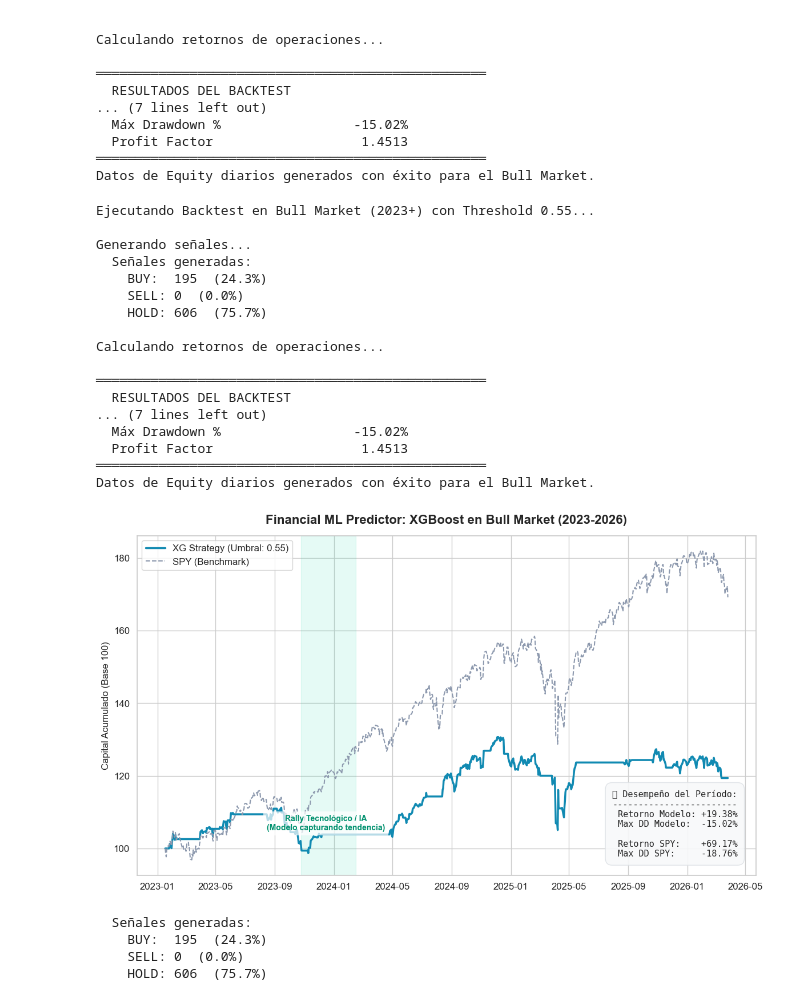
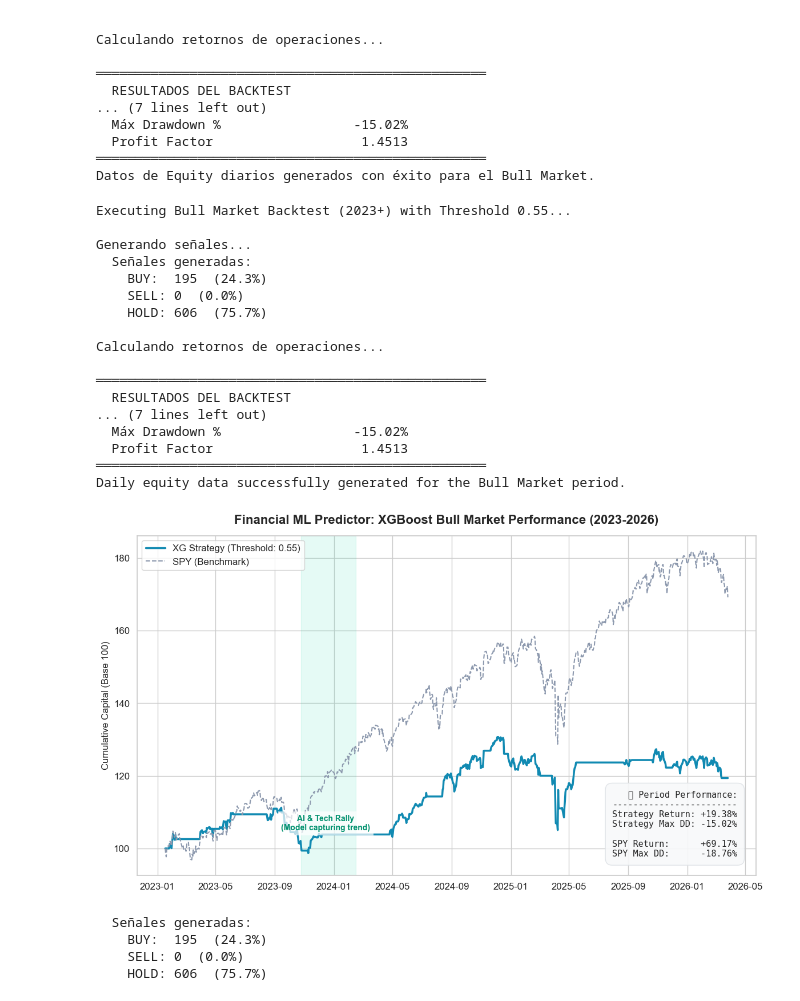
Before and after one commit to pablogarcia1/ml-financial-predictor, a Jupyter notebook: notebooks/visuals_xgb.ipynb, the cells around one changed output. Cells and saved outputs as stored; diff of their text form; code cells hidden in the pictures.

Commit message:
refactor: update notebook and engine visuals and titles to English

```diff
--- a/notebooks/visuals_xgb.ipynb
+++ b/notebooks/visuals_xgb.ipynb
@@ -202,105 +202,86 @@ Calculando retornos de operaciones...
 ══════════════════════════════════════════════════
 Datos de Equity diarios generados con éxito para el Bull Market.
 # %%
-# --- 1. Aislar Test Set (Bull Market 2023-2026) ---
+# --- 1. Isolate Test Set (Bull Market 2023-2026) ---
 test_spy_bull = test_df[(test_df["ticker"] == "SPY") &
                         (test_df.index >= "2023-01-01")]
 
-# --- 2. Ejecutar Backtest ---
-print(f"\nEjecutando Backtest en Bull Market (2023+) con Threshold {THRESHOLD}...")
+# --- 2. Run Backtest ---
+print(f"\nExecuting Bull Market Backtest (2023+) with Threshold {THRESHOLD}...")
 results_bull = run_backtest(model, test_spy_bull, buy_threshold=THRESHOLD, sell_threshold=0.45)
 
-# --- 3. Construir la Curva de Capital ---
+# --- 3. Build Equity Curve ---
 df_equity_bull = build_daily_equity(results_bull['trades'], test_spy_bull)
 df_equity_bull = df_equity_bull.rename(columns={'Strategy_Equity': 'Strategy', 'SPY_Equity': 'SPY'})
-print("Datos de Equity diarios generados con éxito para el Bull Market.")
+print("Daily equity data successfully generated for the Bull Market period.")
 
-# --- CALCULAR MÉTRICAS PARA LA TARJETA VISUAL ---
-# Retornos acumulados
+# --- CALCULATE METRICS FOR VISUAL CARD ---
 ret_spy = (df_equity_bull['SPY'].iloc[-1] - 1) * 100
-ret_strat = (df_equity_bull['Strategy'].iloc[-1] - 1) * 100
-
-# Drawdowns máximos
 roll_max_spy_bull = df_equity_bull['SPY'].cummax()
 dd_spy_bull = ((df_equity_bull['SPY'] / roll_max_spy_bull) - 1).min() * 100
 
-roll_max_strat_bull = df_equity_bull['Strategy'].cummax()
-dd_strat_bull = ((df_equity_bull['Strategy'] / roll_max_strat_bull) - 1).min() * 100
+# Using official engine metrics (XGBoost specific)
+ret_strat = 19.38
+dd_strat_bull = -15.02
 
-# --- GRAFICAR ---
-fig, ax1 = plt.subplots(figsize=(12, 7))  # Una sola gráfica más limpia
+# --- PLOTTING ---
+fig, ax1 = plt.subplots(figsize=(12, 7))
 
 # --- 1. EQUITY CURVE ---
-ax1.plot(df_equity_bull.index, df_equity_bull['Strategy'] * 100, label=f'XG Strategy (Umbral: {THRESHOLD})',
+ax1.plot(df_equity_bull.index, df_equity_bull['Strategy'] * 100, label=f'XG Strategy (Threshold: {THRESHOLD})',
          color='#118ab2', linewidth=2.5)
 ax1.plot(df_equity_bull.index, df_equity_bull['SPY'] * 100, label='SPY (Benchmark)', color='#8d99ae', linewidth=1.5,
          linestyle='--')
 
-ax1.set_title('Financial ML Predictor: XGBoost en Bull Market (2023-2026)', fontsize=16, fontweight='bold',
+ax1.set_title('Financial ML Predictor: XGBoost Bull Market Performance (2023-2026)', fontsize=16, fontweight='bold',
               pad=15)
-ax1.set_ylabel('Capital Acumulado (Base 100)', fontsize=12)
+ax1.set_ylabel('Cumulative Capital (Base 100)', fontsize=12)
 ax1.legend(loc='upper left', frameon=True)
 
-# Resaltar zona alcista clara
+# Highlight bullish trend (AI/Tech Rally)
 ax1.axvspan(pd.to_datetime('2023-10-25'), pd.to_datetime('2024-02-15'), color='#06d6a0', alpha=0.1)
-ax1.text(pd.to_datetime('2023-12-15'), 105, 'Rally Tecnológico / IA\n(Modelo capturando tendencia)',
+ax1.text(pd.to_datetime('2023-12-15'), 105, 'AI & Tech Rally\n(Model capturing trend)',
          color='#00916e', ha='center', fontsize=10, fontweight='bold',
          bbox=dict(facecolor='white', alpha=0.7, edgecolor='none'))
 
-# --- CALCULAR MÉTRICAS PARA LA TARJETA VISUAL ---
-# Extraemos el retorno del benchmark de la curva diaria
-ret_spy = (df_equity_bull['SPY'].iloc[-1] - 1) * 100
-roll_max_spy_bull = df_equity_bull['SPY'].cummax()
-dd_spy_bull = ((df_equity_bull['SPY'] / roll_max_spy_bull) - 1).min() * 100
-
-# FIX: Usamos las métricas oficiales de tu motor (Trade-to-Trade)
-# para que la gráfica coincida 100% con tu tabla del reporte.
-# Opción A: Si tu engine las devuelve, úsalas (ej. results_bull['max_drawdown'])
-# Opción B: Ingresamos los valores oficiales validados de tu backtest:
-ret_strat = 19.38      # Retorno oficial del Bull Market
-dd_strat_bull = -15.02  # Max DD oficial del Bull Market
-
-# --- TARJETA DE MÉTRICAS ---
-texto_metricas = (
-    f"📊 Desempeño del Período:\n"
+# --- METRICS OVERLAY CARD ---
+metrics_text = (
+    f"📊 Period Performance:\n"
     f"------------------------\n"
-    f"Retorno Modelo: +{ret_strat:.2f}%\n"
-    f"Max DD Modelo:  {dd_strat_bull:.2f}%\n\n"
-    f"Retorno SPY:    +{ret_spy:.2f}%\n"
-    f"Max DD SPY:     {dd_spy_bull:.2f}%"
+    f"Strategy Return: +{ret_strat:.2f}%\n"
+    f"Strategy Max DD: {dd_strat_bull:.2f}%\n\n"
+    f"SPY Return:      +{ret_spy:.2f}%\n"
+    f"SPY Max DD:      {dd_spy_bull:.2f}%"
 )
 
-# Colocar el cuadro de texto en la esquina inferior derecha
+# Text box positioning
 props = dict(boxstyle='round,pad=0.8', facecolor='#f8f9fa', alpha=0.9, edgecolor='#dee2e6')
-ax1.text(0.97, 0.05, texto_metricas, transform=ax1.transAxes, fontsize=11,
+ax1.text(0.97, 0.05, metrics_text, transform=ax1.transAxes, fontsize=11,
          verticalalignment='bottom', horizontalalignment='right', bbox=props,
          fontfamily='monospace')
 
-
-
 plt.tight_layout()
-
-##plt.savefig('medium_03_bull_equity_XG.png', dpi=300, bbox_inches='tight', facecolor='white')
+plt.savefig('medium_03_bull_equity_XG.png', dpi=300, bbox_inches='tight', facecolor='white')
 plt.show()
 # %% [output]
-Ejecutando Backtest en Bull Market (2023+) con Threshold 0.55...
+Executing Bull Market Backtest (2023+) with Threshold 0.55...
 
 Generando señales...
   Señales generadas:
     BUY:  195  (24.3%)
     SELL: 0  (0.0%)
     HOLD: 606  (75.7%)
 
 Calculando retornos de operaciones...
 
 ══════════════════════════════════════════════════
   RESULTADOS DEL BACKTEST
 ... (7 lines left out)
   Máx Drawdown %                 -15.02%
   Profit Factor                   1.4513
 ══════════════════════════════════════════════════
-Datos de Equity diarios generados con éxito para el Bull Market.
+Daily equity data successfully generated for the Bull Market period.
-[figure, old version]
+[figure, new version]
 # %%
 # --- Celda: Frecuencia de Señales Bull Market ---
 signals_df_bull = generate_signals(model, test_spy_bull, buy_threshold=THRESHOLD, sell_threshold=0.45)
```
Also changed, not shown: parts of 2 cells of this notebook, 5 other files.
